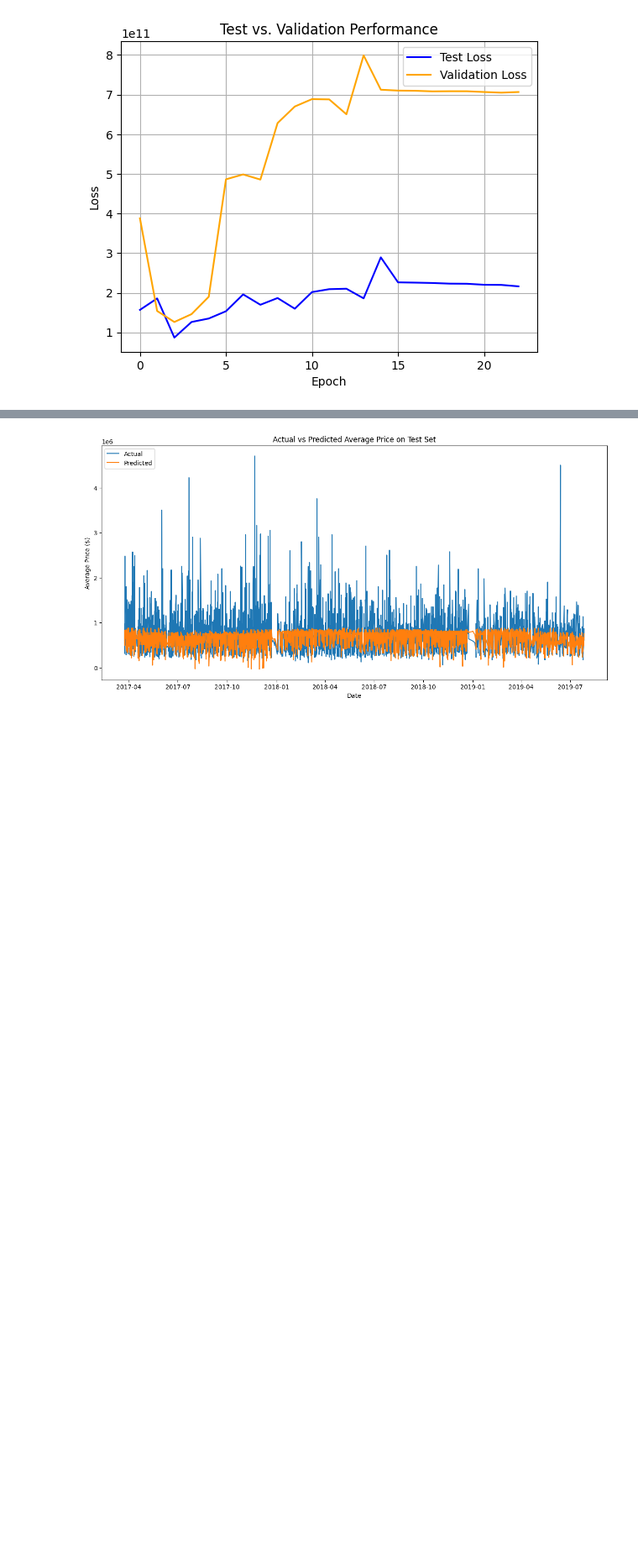
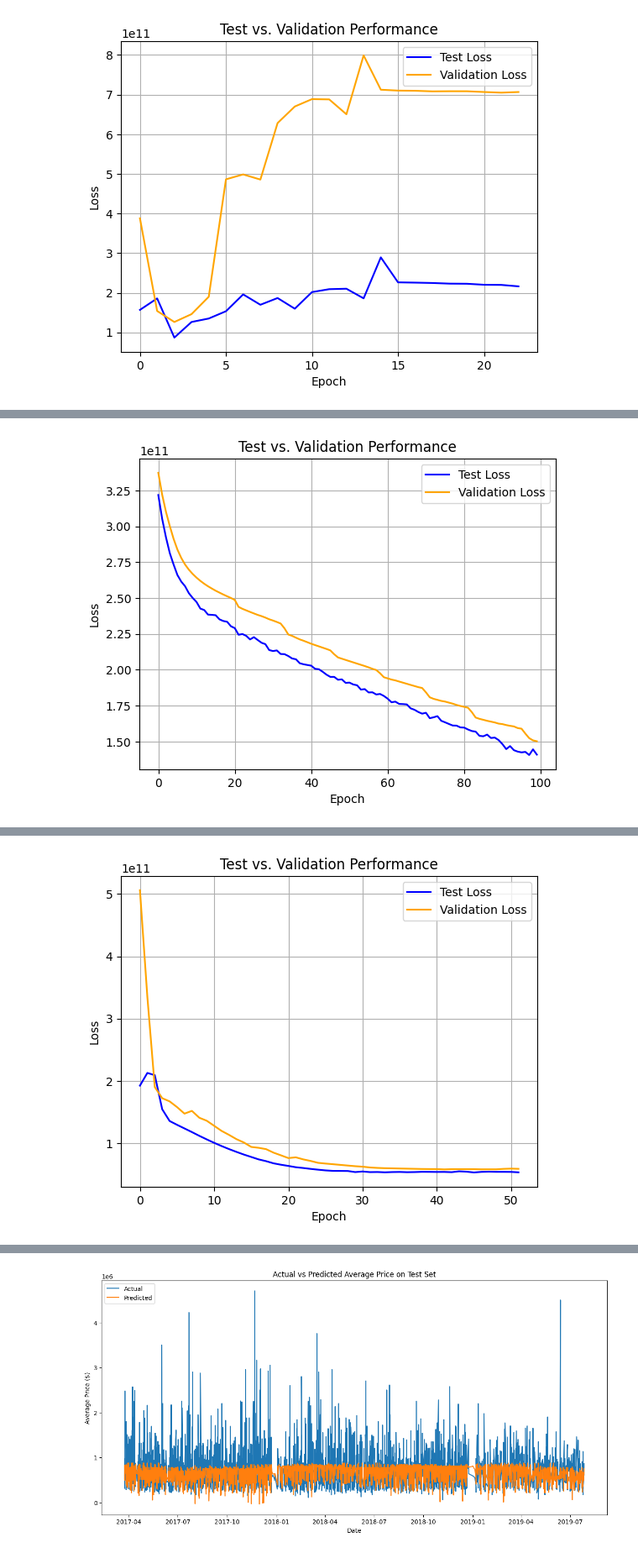
Before and after one commit to chrisjohnklopper/Machine-Learning-Assignment-3, a Jupyter notebook: notebooks/house.ipynb, the cells around one changed output, grey strips where cells are left out. Shown at 84% size. Drawn from its saved outputs; the diff is of its cells as text; code cells hidden in the pictures; blank space fills up the shorter version.

```diff
--- a/notebooks/house.ipynb
+++ b/notebooks/house.ipynb
@@ -411,3 +415,22 @@ Best epoch: 3, Best validation loss: 126147431827.3939
 [figure]
 # %%
 pickle.dump(house_jordan_h32_results, open('../pickles/house_jordan_h32_results.pkl', 'wb'))
+# %%
+from util import training, MultiRecurrentNN
+
+from sklearn.preprocessing import RobustScaler
+
+multirnn_model_h32 = MultiRecurrentNN(input_size=preprocessed_train.shape[1]-1, hidden_size=32, output_size=1, memory_config=[4,4,4], dropout=0.2)
+
+house_multirnn_h32_results = training(model=multirnn_model_h32,
+                             data=preprocessed_train,
+                             batch_size=128,
+                             optimizer_learning_rate=50,
+                             optimizer_weight_decay=1e-5,
+                             target_feature_name='price',
+                             model_name='House MultiRNN (hidden size 32)',
+                             splits=4,
+                             patience=10,
+                             scaler_X=RobustScaler(),
+                             num_epochs=100)
+# %% [output]
@@ -413,0 +454 @@ pickle.dump(house_jordan_h32_results, open('../pickles/house_jordan_h32_results.
+[figure, added]
@@ -413,0 +472 @@ pickle.dump(house_jordan_h32_results, open('../pickles/house_jordan_h32_results.
+[figure, added]
```
Also changed, not shown: parts of 5 cells of this notebook, 12 other files.
